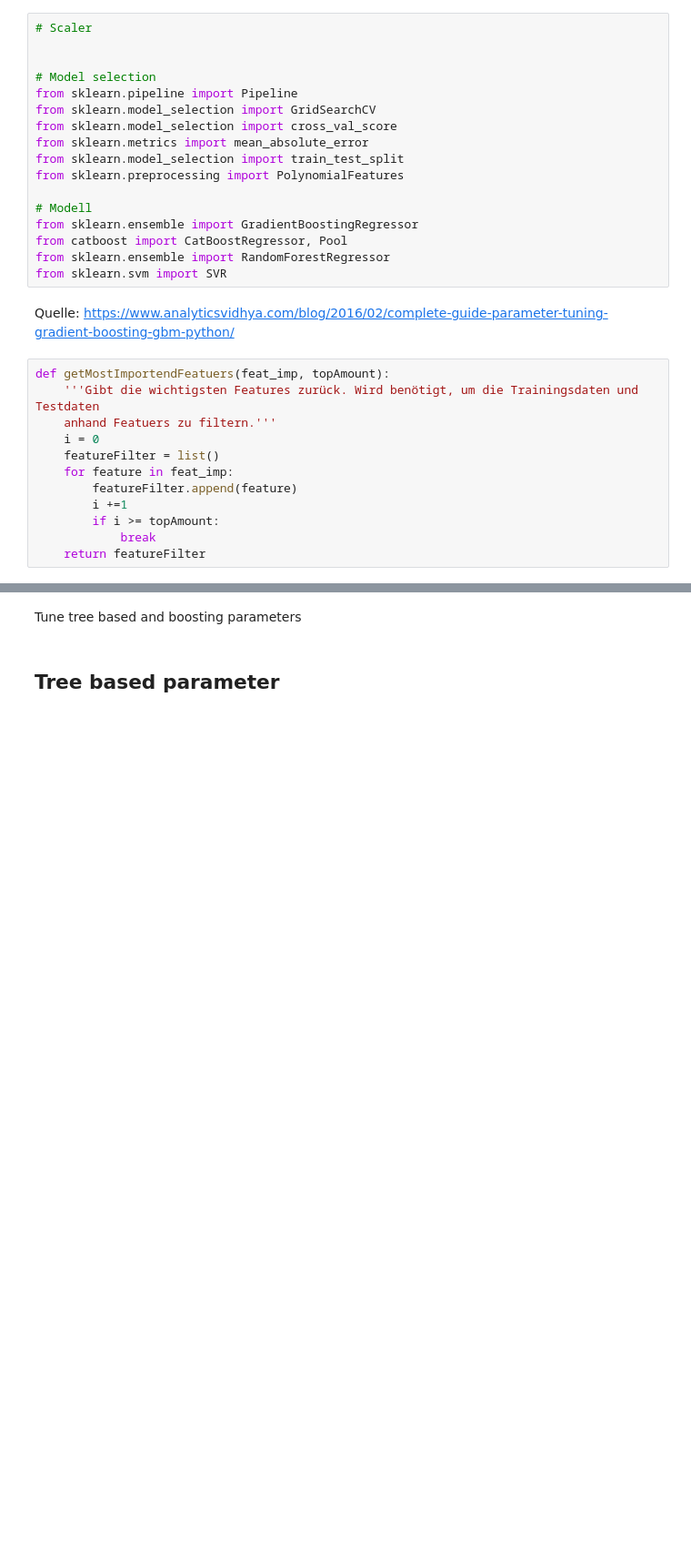
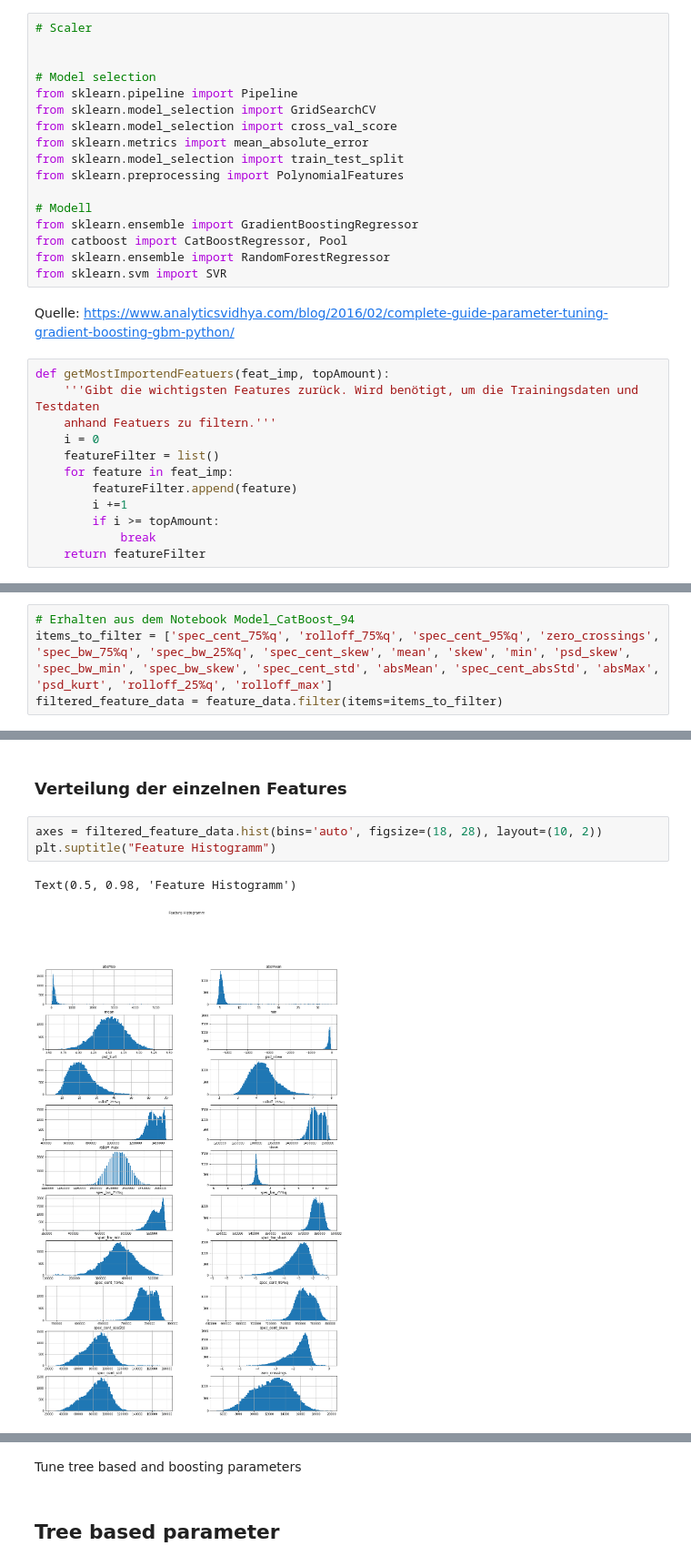
Before and after one commit to domelein/CAS_PML_Earthquake_pred, a Jupyter notebook: Model_GradientBoost.ipynb, the cells around one changed output, grey strips where cells are left out. Shown at 91% size. Cells and saved outputs as stored; diff of their text form; blank space fills up the shorter version.

```diff
--- a/Model_GradientBoost.ipynb
+++ b/Model_GradientBoost.ipynb
@@ -141,0 +144,4 @@ Top 60 Feature
+# %%
+# Erhalten aus dem Notebook Model_CatBoost_94
+items_to_filter = ['spec_cent_75%q', 'rolloff_75%q', 'spec_cent_95%q', 'zero_crossings', 'spec_bw_75%q', 'spec_bw_25%q', 'spec_cent_skew', 'mean', 'skew', 'min', 'psd_skew', 'spec_bw_min', 'spec_bw_skew', 'spec_cent_std', 'absMean', 'spec_cent_absStd', 'absMax', 'psd_kurt', 'rolloff_25%q', 'rolloff_max']
+filtered_feature_data = feature_data.filter(items=items_to_filter)
@@ -141,0 +162,8 @@ Top 60 Feature
+# %% [markdown]
+### Verteilung der einzelnen Features
+# %%
+axes = filtered_feature_data.hist(bins='auto', figsize=(18, 28), layout=(10, 2))
+plt.suptitle("Feature Histogramm")
+# %% [output]
+Text(0.5, 0.98, 'Feature Histogramm')
+[figure, added]
```
Also changed, not shown: parts of 41 cells of this notebook, 8 other files.
